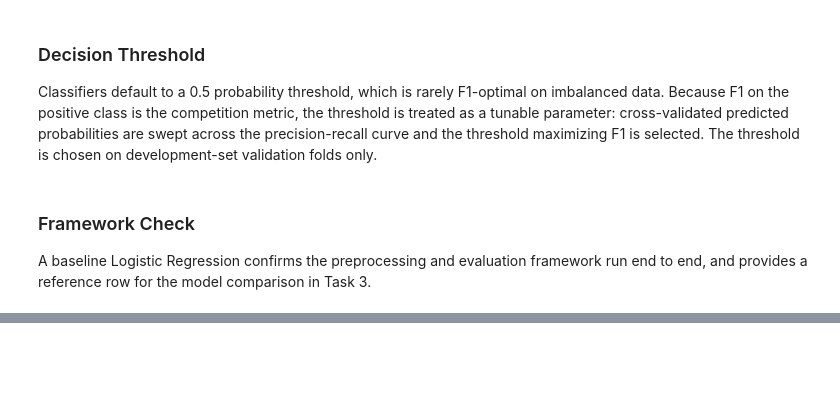
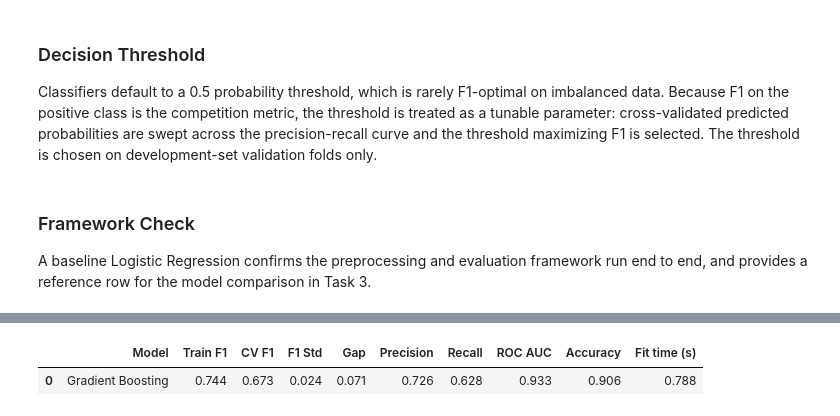
Before and after one commit to Aaryan1524/CAI_4105_2026_Fall_Team_2, a Jupyter notebook: challenge2/challenge2.ipynb, the cells around one changed output, grey strips where cells are left out. Drawn from its saved outputs; the diff is of its cells as text; code cells hidden in the pictures; blank space fills up the shorter version.

```diff
--- a/challenge2/challenge2.ipynb
+++ b/challenge2/challenge2.ipynb
@@ -362,0 +442,21 @@ display(pd.DataFrame([tune_threshold("Logistic Regression (baseline)", baseline)
+# %%
+from sklearn.ensemble import GradientBoostingClassifier
+
+gradient_boosting = Pipeline([
+    ("preprocessor", preprocessor),
+    ("model", GradientBoostingClassifier(
+        n_estimators=100,     # Number of boosting stages (trees).
+        learning_rate=0.1,    # Controls the contribution of each new tree.
+        max_depth=3,          # Limits the complexity of individual trees.
+        random_state=42       # Ensures reproducible results.
+    ))
+])
+
+# Evaluate the model using stratified 5-fold cross-validation.
+gb_results = cv_evaluate("Gradient Boosting", gradient_boosting)
+
+# Display the evaluation metrics.
+display(pd.DataFrame([gb_results]).round(3))
+# %% [output]
+|  | Model | Train F1 | CV F1 | F1 Std | Gap | Precision | Recall | ROC AUC | Accuracy | Fit time (s) |
+| 0 | Gradient Boosting | 0.744 | 0.673 | 0.024 | 0.071 | 0.726 | 0.628 | 0.933 | 0.906 | 0.788 |
```
Also changed, not shown: parts of 7 cells of this notebook.
